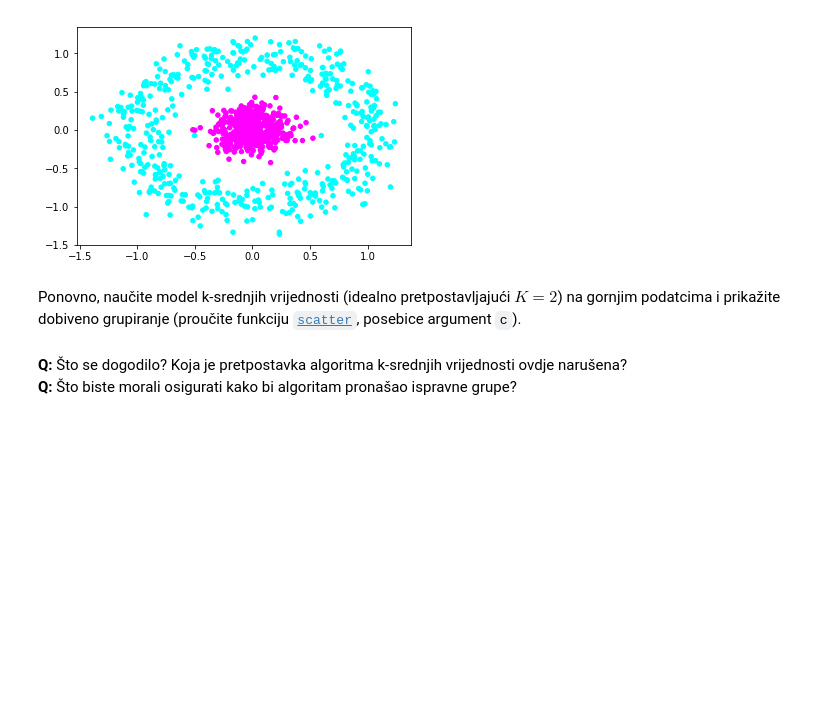
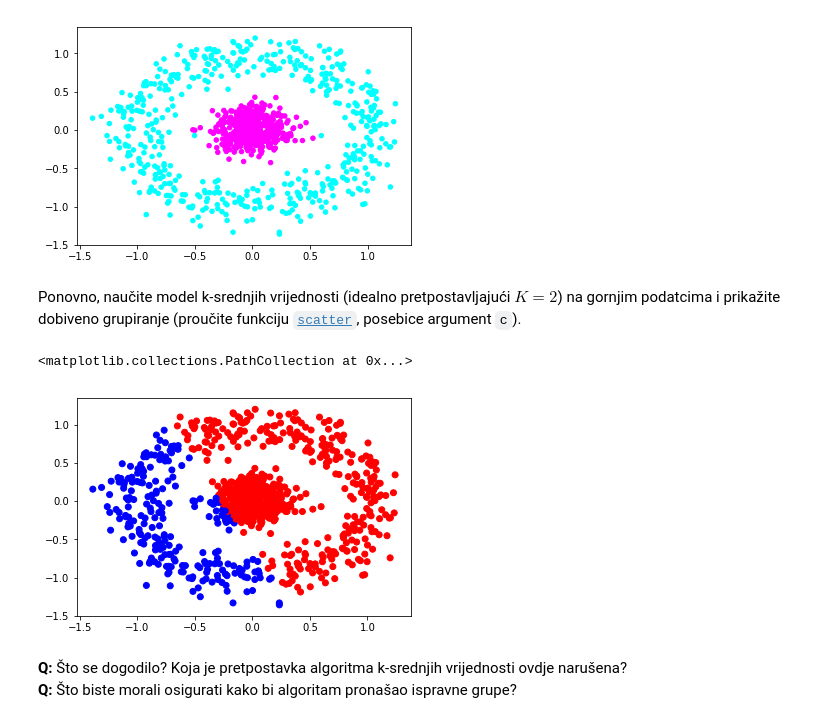
Before and after one commit to tkukurin/Lab.MachineLearning, a Jupyter notebook: lab05-2017.ipynb, the cells around one changed output. Saved outputs shown, nothing was run; the diff lists cells and outputs as text; code cells hidden in the pictures; blank space fills up the shorter version.

```diff
--- a/lab05-2017.ipynb
+++ b/lab05-2017.ipynb
@@ -297,7 +458,8 @@ Isprobajte algoritam k-srednjih vrijednosti na podatcima generiranim korištenje
 # %%
 from sklearn.datasets import make_circles
 
-X2, y2 = make_circles(n_samples=1000, noise=0.15, factor=0.05, random_state=96)
+X2, y2 = make_circles(
+  n_samples=1000, noise=0.15, factor=0.05, random_state=96)
 plt.scatter(X2[:,0], X2[:,1], c=y2, cmap=plt.get_cmap("cool"), s=20)
 # %% [output]
 <matplotlib.collections.PathCollection at 0x...>
@@ -309,3 +469,10 @@ Ponovno, naučite model k-srednjih vrijednosti (idealno pretpostavljajući $K=2$
+# %%
+ys = KMeans(n_clusters=2).fit_predict(X2)
+colors = ['r', 'b']
+plt.scatter(X2[:,0], X2[:,1], c=[colors[y] for y in ys])
+# %% [output]
+<matplotlib.collections.PathCollection at 0x...>
+[figure, added]
 # %% [markdown]
 **Q:** Što se dogodilo? Koja je pretpostavka algoritma k-srednjih vrijednosti ovdje narušena?
 **Q:** Što biste morali osigurati kako bi algoritam pronašao ispravne grupe?
```
Also changed, not shown: parts of 40 cells of this notebook, 1 other file.
